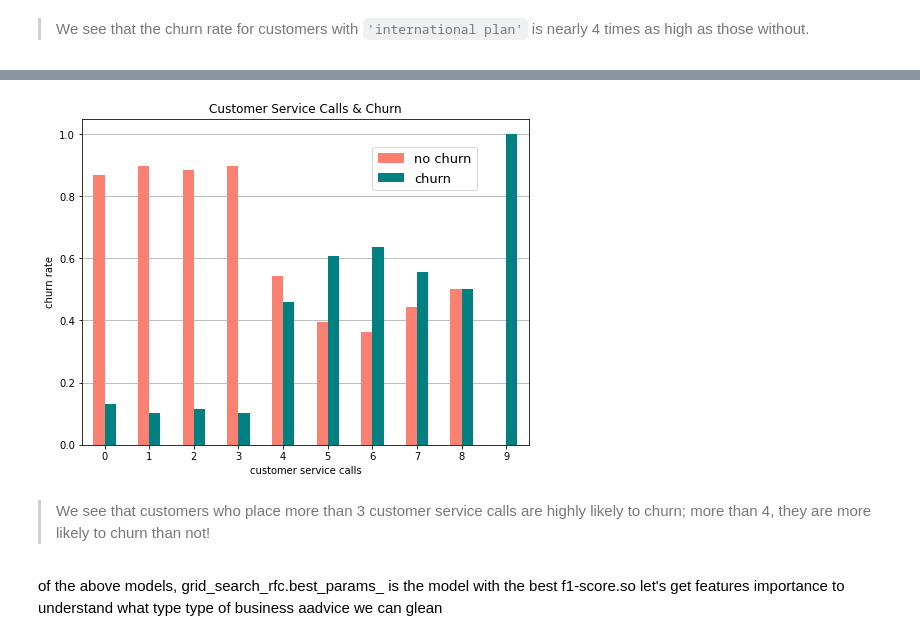
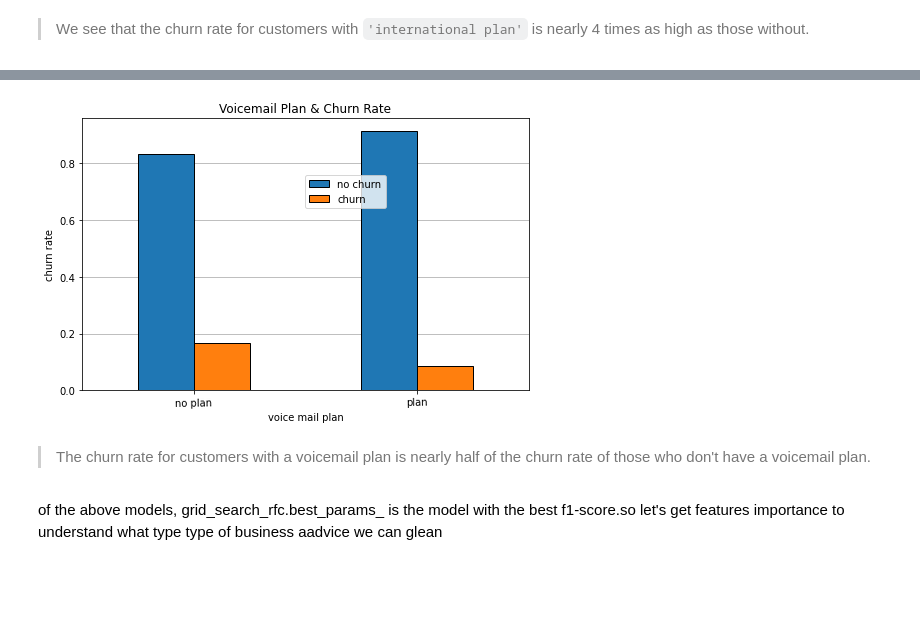
Before and after one commit to terminalcoder/Churn-in-Telecom, a Jupyter notebook: notebook.ipynb, the cells around one changed output, grey strips where cells are left out. Drawn from its saved outputs; the diff is of its cells as text; code cells hidden in the pictures; blank space fills up the shorter version.

```diff
--- a/notebook.ipynb
+++ b/notebook.ipynb
@@ -611,7 +723,3 @@ The second most important feature of our final model is `'customer service calls
 # %%
-cs_calls_churn = pd.DataFrame(df.groupby('customer service calls')['churn'].value_counts(normalize=True))
-
-cs_calls_churn.rename({'churn' : 'churn_%'}, axis=1, inplace=True)
-
-cs_calls_churn
+vm_churn = pd.DataFrame(df.groupby('voice mail plan')['churn'].value_counts(normalize=True))
 # %% [output]
@@ -636,28 +732,25 @@ cs_calls_churn
 # %%
-# set figure, axes
-fig, ax = plt.subplots(figsize=(8, 6))
-
-# plot dataframe in barplot
-cs_calls_churn.unstack().plot(kind='bar', color=['salmon', 'teal'], rot=.9, ax=ax)
-
-# display grid behind other plot elements
+# plot dataframe
+# set figure
+fig, ax = plt.subplots(figsize=(8, 5))
+# plot data
+vm_churn.unstack().plot(kind='bar', rot=.9, ax=ax, edgecolor='black')
+# set xtick labels
+ax.set_xticklabels(['no plan', 'plan'])
+# add gridlines
 ax.set_axisbelow(True)
 plt.grid(axis='y')
-
-# set title
-ax.set_title('Customer Service Calls & Churn')
-
-# set y_label
-ax.set_ylabel('churn rate')
-
+# set plot title
+plt.title('Voicemail Plan & Churn Rate')
 # set legend
-ax.legend(['no churn', 'churn'], loc=(.65, 0.78), fontsize=13);
-
+plt.legend(['no churn', 'churn'], loc=(.5, .67))
+# set y label
+plt.ylabel('churn rate');
 # save figure
-# fig.savefig('images/cscalls_churn_bar', bbox_inches='tight');
+# fig.savefig('images/vm_churn_bar', bbox_inches='tight');
 # %% [output]
-[figure, old version]
+[figure, new version]
-# %% [markdown]
-> We see that customers who place more than 3 customer service calls are highly likely to churn; more than 4, they are more likely to churn than not!
+# %% [markdown]
+> The churn rate for customers with a voicemail plan is nearly half of the churn rate of those who don't have a voicemail plan.
 # %% [markdown]
 of the above models, grid_search_rfc.best_params_ is the model with the best f1-score.so let's get features importance to understand what type type of business aadvice we can glean
```
Also changed, not shown: parts of 29 cells of this notebook, 4 other files.
